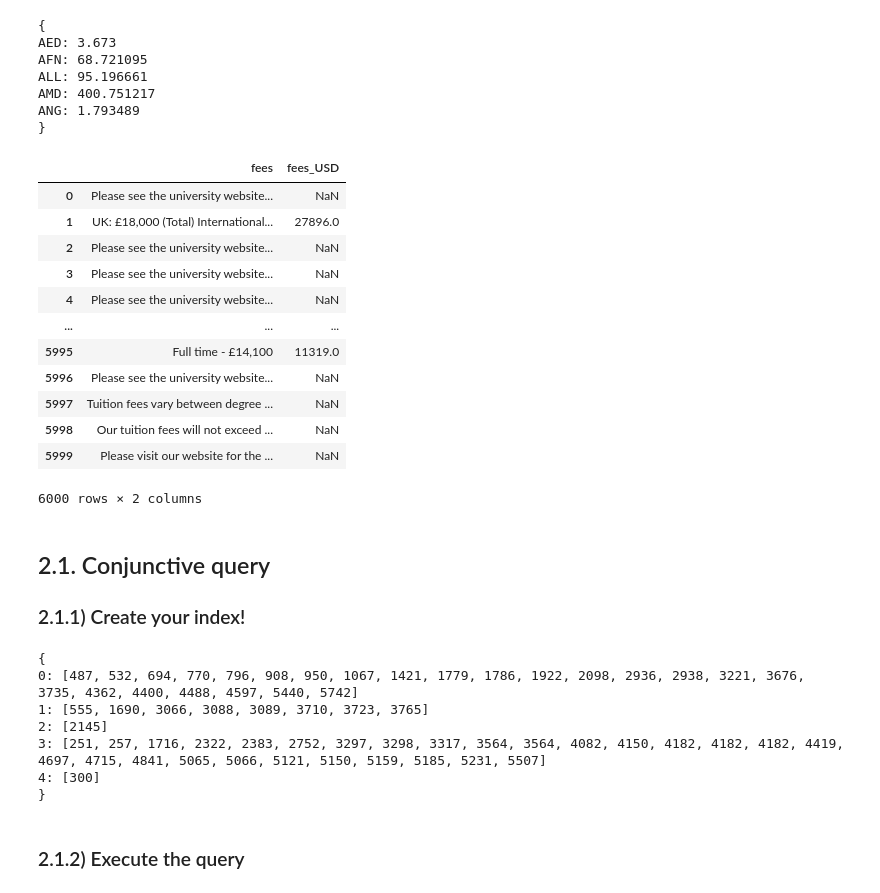
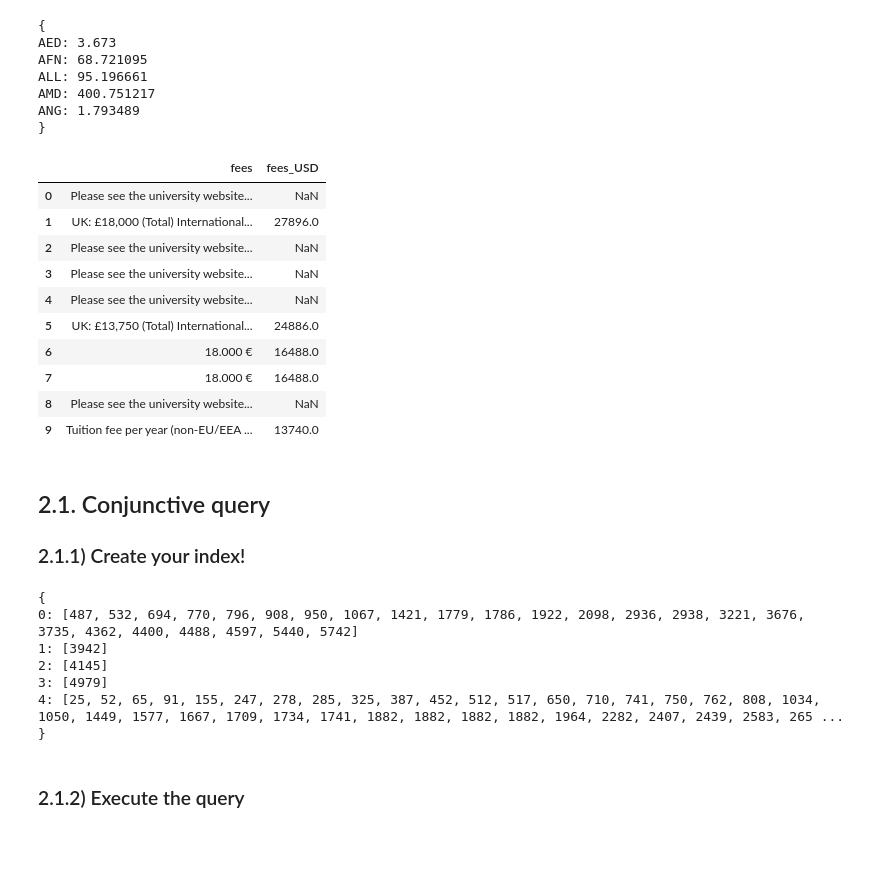
Before and after one commit to susannabravi/ADM-HW3, a Jupyter notebook: main.ipynb, the cells around one changed output. Cells and saved outputs as stored; diff of their text form; code cells hidden in the pictures; blank space fills up the shorter version.

```diff
--- a/main.ipynb
+++ b/main.ipynb
@@ -300,13 +298,13 @@ def get_latest_exchange_rates(app_id):
 currency_symbol_to_code = {
     '$': 'USD',  # United States Dollar
     '€': 'EUR',  # Euro
-    "Euro": "EUR", # Euro
+    "EURO": "EUR", # Euro
     '¥': 'JPY',  # Japanese Yen
     '£': 'GBP',  # British Pound Sterling
     'A$': 'AUD',  # Australian Dollar
     'C$': 'CAD',  # Canadian Dollar
     'CHF': 'CHF',  # Swiss Franc
-    'kr': 'SEK',  # Swedish Krona
+    'KR': 'SEK',  # Swedish Krona
     'NZ$': 'NZD',  # New Zealand Dollar
     # Add more symbols and codes as needed
 }
@@ -325,10 +323,10 @@ def preprocess_fees(fees_text):
     symbols = "GBP|USD|ISK|£|\$|₹|¥|₪|₽|₩|₦|₴|﷼|€|Euro"
 
     # Match the (symbol, number) case
-    left_symbol_matches = re.findall(fr'(?:{symbols})+\s*[0-9]+[,.]?[0-9]*', fees_text)
+    left_symbol_matches = re.findall(fr'(?:{symbols})+\s*[0-9]+[,.]?[0-9]*', fees_text, flags=re.IGNORECASE)
 
     # Match the (number,  symbol) case
-    right_symbol_matches = re.findall(fr'[0-9]+[,.]?[0-9]*\s*(?:{symbols})+', fees_text)
+    right_symbol_matches = re.findall(fr'[0-9]+[,.]?[0-9]*\s*(?:{symbols})+', fees_text, flags=re.IGNORECASE)
 
     # Merge them
     matches = left_symbol_matches + right_symbol_matches
@@ -342,8 +340,8 @@ def preprocess_fees(fees_text):
         number = re.findall('([0-9]+)[.,]*([0-9]*)', match)[0]
         number = float(number[0] + number[1])
 
-        # Isolate symbol
-        symbol = re.findall(fr'(?i)({symbols})', match)[0]
+        # Isolate symbol and upper case it (to match exchange_rates_dict codes)
+        symbol = re.findall(fr'(?i)({symbols})', match)[0].upper()
 
         # Transform symbol into code (if not already a code)
         if symbol in currency_symbol_to_code.keys():
@@ -383,20 +382,18 @@ ANG: 1.793489
 data["fees_USD"] = data["fees"].apply(preprocess_fees)
 # %%
-data[["fees", "fees_USD"]]
+data[["fees", "fees_USD"]].head(10)
 # %% [output]
 |  | fees | fees_USD |
 | 0 | Please see the university website... | NaN |
 | 1 | UK: £18,000 (Total) International... | 27896.0 |
 | 2 | Please see the university website... | NaN |
 | 3 | Please see the university website... | NaN |
 | 4 | Please see the university website... | NaN |
-| ... | ... | ... |
-| 5995 | Full time - £14,100 | 11319.0 |
-| 5996 | Please see the university website... | NaN |
-| 5997 | Tuition fees vary between degree ... | NaN |
-| 5998 | Our tuition fees will not exceed ... | NaN |
-| 5999 | Please visit our website for the ... | NaN |
+| 5 | UK: £13,750 (Total) International... | 24886.0 |
+| 6 | 18.000 € | 16488.0 |
+| 7 | 18.000 € | 16488.0 |
+| 8 | Please see the university website... | NaN |
+| 9 | Tuition fee per year (non-EU/EEA ... | 13740.0 |
-6000 rows × 2 columns
 # %% [markdown]
 ## 2.1. Conjunctive query
 
@@ -437,10 +434,10 @@ print("}")
 # %% [output]
 {
 0: [487, 532, 694, 770, 796, 908, 950, 1067, 1421, 1779, 1786, 1922, 2098, 2936, 2938, 3221, 3676, 3735, 4362, 4400, 4488, 4597, 5440, 5742]
-1: [555, 1690, 3066, 3088, 3089, 3710, 3723, 3765]
-2: [2145]
-3: [251, 257, 1716, 2322, 2383, 2752, 3297, 3298, 3317, 3564, 3564, 4082, 4150, 4182, 4182, 4182, 4419, 4697, 4715, 4841, 5065, 5066, 5121, 5150, 5159, 5185, 5231, 5507]
-4: [300]
+1: [3942]
+2: [4145]
+3: [4979]
+4: [25, 52, 65, 91, 155, 247, 278, 285, 325, 387, 452, 512, 517, 650, 710, 741, 750, 762, 808, 1034, 1050, 1449, 1577, 1667, 1709, 1734, 1741, 1882, 1882, 1882, 1882, 1964, 2282, 2407, 2439, 2583, 265 ...
 }
 # %% [markdown]
 ### 2.1.2) Execute the query
```
Also changed, not shown: parts of 4 cells of this notebook.
